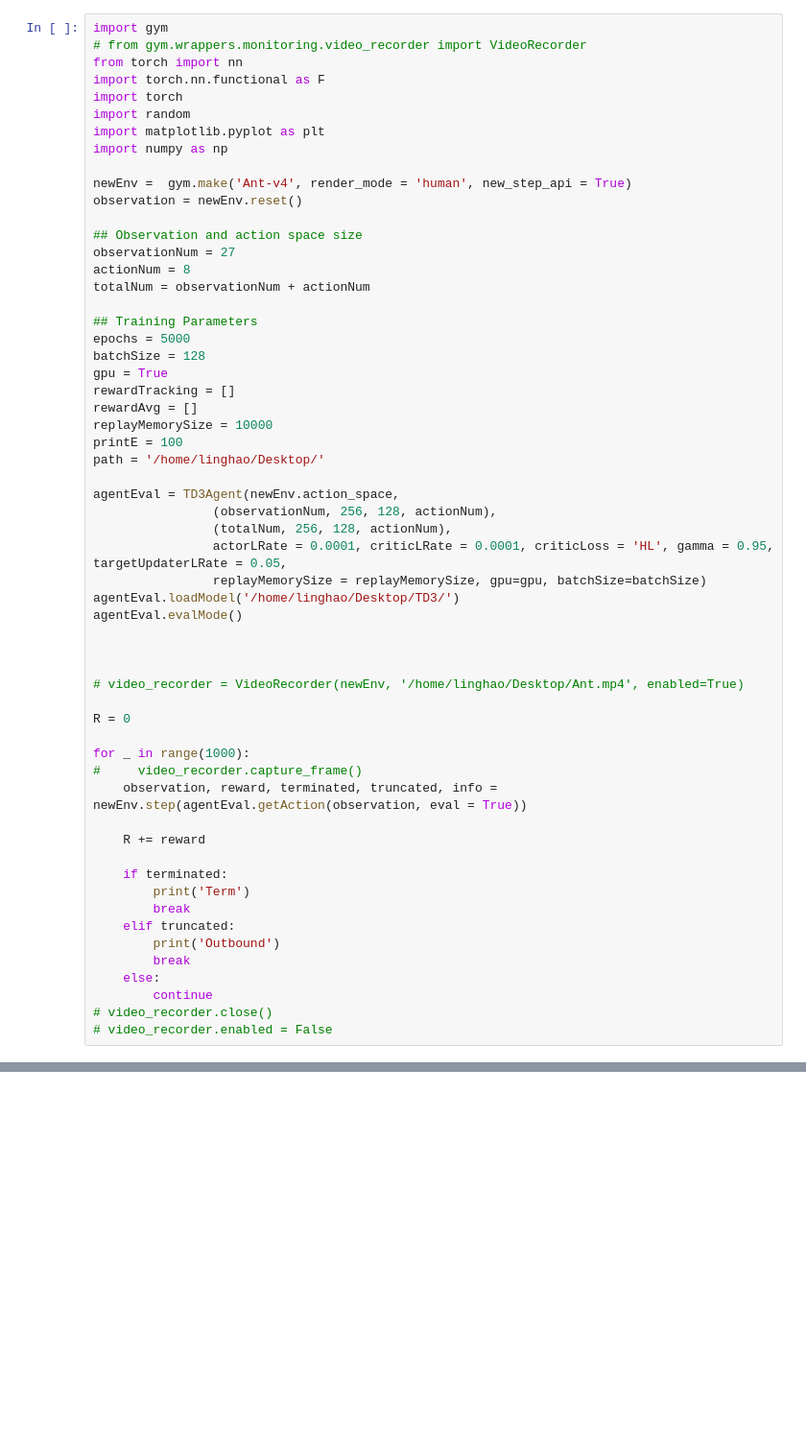
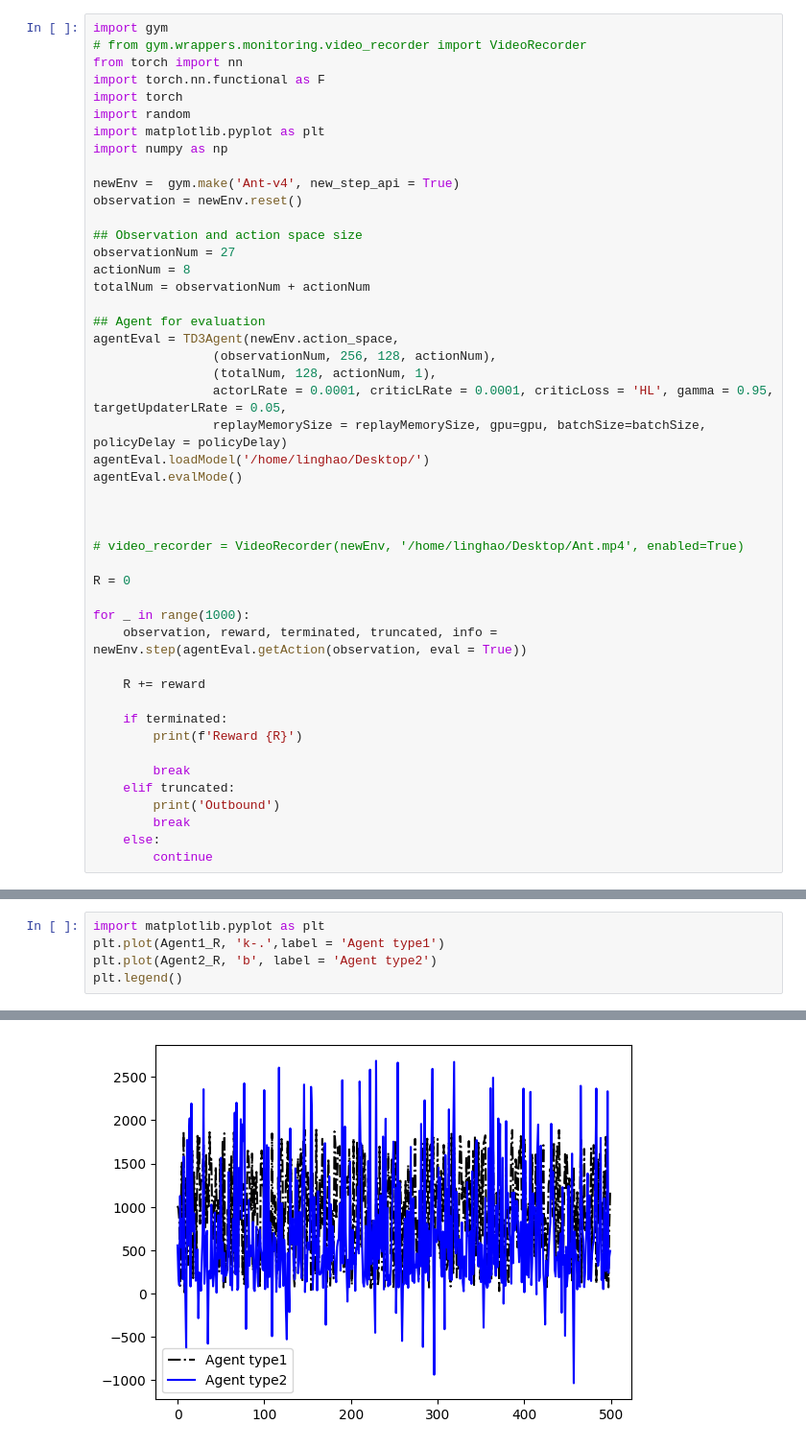
Before and after one commit to SDJoeKing/Reinforcement_Learning_Robotic_Control, a Jupyter notebook: TD3AgentForGymAnt_5000.ipynb, the cells around one changed output, grey strips where cells are left out. Shown at 96% size. Saved outputs shown, nothing was run; the diff lists cells and outputs as text; blank space fills up the shorter version.

```diff
--- a/TD3AgentForGymAnt_5000.ipynb
+++ b/TD3AgentForGymAnt_5000.ipynb
@@ -468,7 +581,7 @@ import random
 import matplotlib.pyplot as plt
 import numpy as np
 
-newEnv =  gym.make('Ant-v4', render_mode = 'human', new_step_api = True)
+newEnv =  gym.make('Ant-v4', new_step_api = True)
 observation = newEnv.reset()
 
 ## Observation and action space size
@@ -476,22 +589,13 @@ observationNum = 27
 actionNum = 8
 totalNum = observationNum + actionNum
 
-## Training Parameters
-epochs = 5000
-batchSize = 128
-gpu = True
-rewardTracking = []
-rewardAvg = []
-replayMemorySize = 10000
-printE = 100
-path = '/home/linghao/Desktop/'
-
+## Agent for evaluation
 agentEval = TD3Agent(newEnv.action_space,
                 (observationNum, 256, 128, actionNum),
-                (totalNum, 256, 128, actionNum),
+                (totalNum, 128, actionNum, 1),
                 actorLRate = 0.0001, criticLRate = 0.0001, criticLoss = 'HL', gamma = 0.95, targetUpdaterLRate = 0.05,
-                replayMemorySize = replayMemorySize, gpu=gpu, batchSize=batchSize)
-agentEval.loadModel('/home/linghao/Desktop/TD3/')
+                replayMemorySize = replayMemorySize, gpu=gpu, batchSize=batchSize, policyDelay = policyDelay)
+agentEval.loadModel('/home/linghao/Desktop/')
 agentEval.evalMode()
 
 
@@ -501,19 +605,17 @@ agentEval.evalMode()
 R = 0
 
 for _ in range(1000):
-#     video_recorder.capture_frame()
     observation, reward, terminated, truncated, info = newEnv.step(agentEval.getAction(observation, eval = True))
 
     R += reward
 
     if terminated:
-        print('Term')
+        print(f'Reward {R}')
+
         break
     elif truncated:
         print('Outbound')
         break
     else:
         continue
-# video_recorder.close()
-# video_recorder.enabled = False
 # %% [output]
@@ -528,0 +687,6 @@ a
+# %%
+import matplotlib.pyplot as plt
+plt.plot(Agent1_R, 'k-.',label = 'Agent type1')
+plt.plot(Agent2_R, 'b', label = 'Agent type2')
+plt.legend()
+# %% [output]
@@ -528,0 +694 @@ a
+[figure, added]
```
Also changed, not shown: parts of 18 cells of this notebook, 1 other file.
